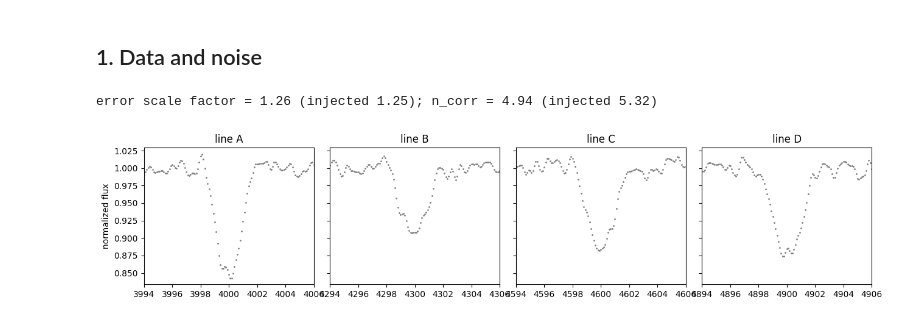
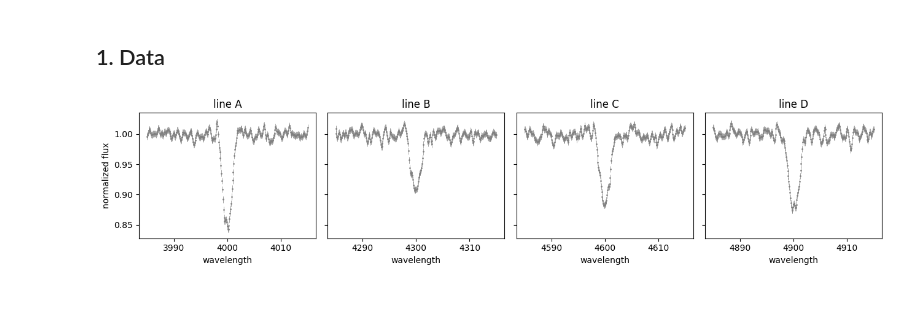
Before and after one commit to AlexanderLaroche/wellfit, a Jupyter notebook: examples/mcmc_example.ipynb, the cells around one changed output. Cells and saved outputs as stored; diff of their text form; code cells hidden in the pictures.

```diff
--- a/examples/mcmc_example.ipynb
+++ b/examples/mcmc_example.ipynb
@@ -27,22 +21,22 @@ import toy_lines as tl
 from scipy.optimize import minimize
 %matplotlib inline
 # %% [markdown]
-## 1. Data and noise
+## 1. Data
-# %%
-TRUTH = dict(vsini=100., vmacro=10., sigma_th=15.)
-d = tl.make_data(vsini=TRUTH['vsini'], vmacro=TRUTH['vmacro'], sigma_th=TRUTH['sigma_th'], vsini_D=TRUTH['vsini'], snr=150.)
-lam, flux, err_quoted, groups, names = d['lam'], d['flux'], d['err'], d['groups'], d['names']
-
-err, factor = wf.measure_error_scale(lam, flux, err_quoted, d['ref_ranges'], deg=0)
-n_corr, rho = wf.measure_n_corr(lam, flux, err, d['ref_ranges'], deg=0)
-print(f"error scale factor = {factor:.2f} (injected 1.25); n_corr = {n_corr:.2f} (injected {d['truth']['n_corr']:.2f})")
-
-fig, axs = plt.subplots(1, 4, figsize=(13, 3), sharey=True)
-for j, ax in enumerate(axs):
-    m = groups == j
-    ax.plot(lam[m], flux[m], '.', ms=2, color='0.5'); ax.set_title(f'line {names[j]}')
-    ax.set_xlim(tl.LINES[names[j]][0] - 6, tl.LINES[names[j]][0] + 6)
-axs[0].set_ylabel('normalized flux'); plt.tight_layout()
-# %% [output]
-error scale factor = 1.26 (injected 1.25); n_corr = 4.94 (injected 5.32)
-[figure, removed]
+# %%
+# Select a set of "true" parameters for the synthetic data (all four lines consistent: line D has the same v sin i)
+TRUTH = dict(vsini=100., vmacro=10., sigma_th=15.)
+
+# Generate synthetic data with the above parameters
+d = tl.make_data(vsini=TRUTH['vsini'], vmacro=TRUTH['vmacro'], sigma_th=TRUTH['sigma_th'],
+                 vsini_D=TRUTH['vsini'], snr=150.)
+lam_obs, flux_obs, err_obs, groups, names = d['lam'], d['flux'], d['err'], d['groups'], d['names']
+
+# Plot the synthetic data
+fig, axs = plt.subplots(1, 4, figsize=(13, 3), sharey=True)
+for j, ax in enumerate(axs):
+    m = groups == j
+    ax.errorbar(lam_obs[m], flux_obs[m], err_obs[m], fmt='.', ms=2, color='0.5', lw=0.5)
+    ax.set_title(f'line {names[j]}'); ax.set_xlabel('wavelength')
+axs[0].set_ylabel('normalized flux'); plt.tight_layout()
+# %% [output]
+[figure, added]
```
Also changed, not shown: parts of 15 cells of this notebook, 3 other files.
